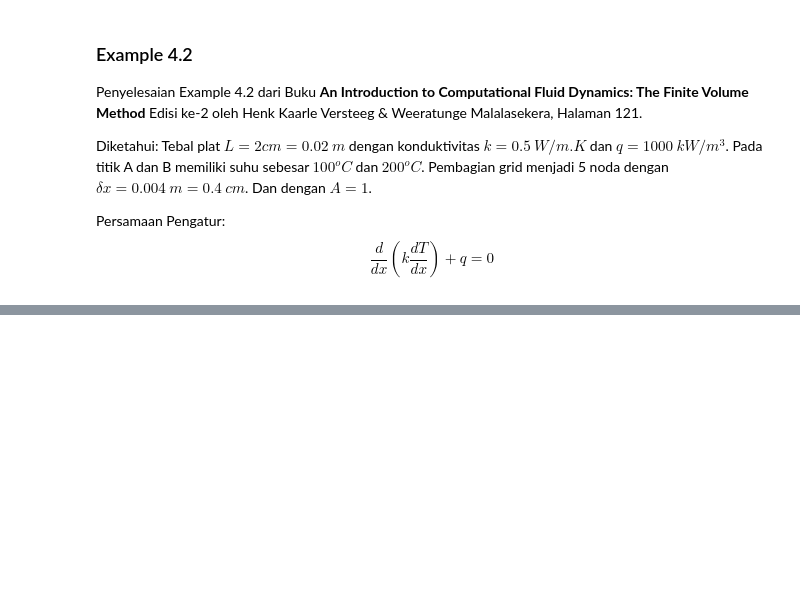
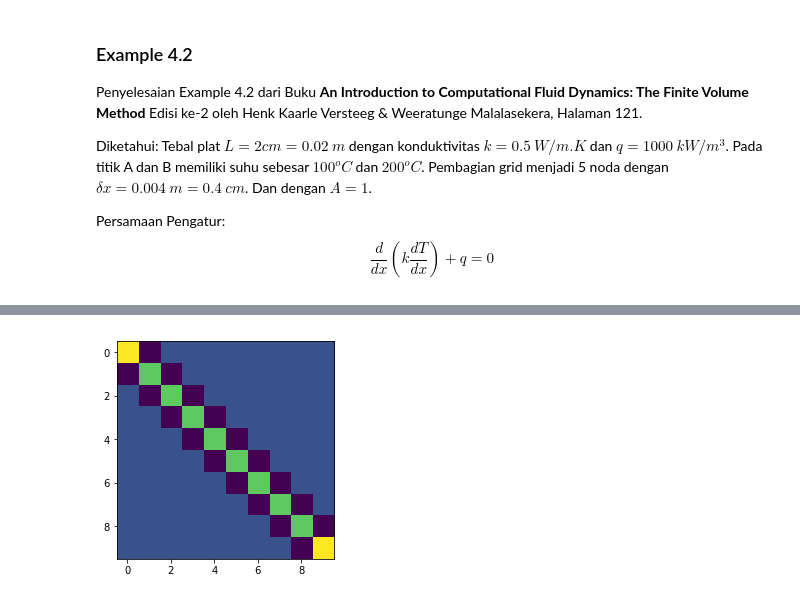
Before and after one commit to taruma/belajar-tsa, a Jupyter notebook: metnum/volume/Metnum-Case4.2.ipynb, the cells around one changed output, grey strips where cells are left out. Drawn from its saved outputs; the diff is of its cells as text; code cells hidden in the pictures; blank space fills up the shorter version.

```diff
--- a/metnum/volume/Metnum-Case4.2.ipynb
+++ b/metnum/volume/Metnum-Case4.2.ipynb
@@ -107,0 +131,4 @@ plt.show()
+# %%
+plt.imshow(mat_a);
+# %% [output]
+[figure, added]
```
Also changed, not shown: parts of 3 cells of this notebook.
